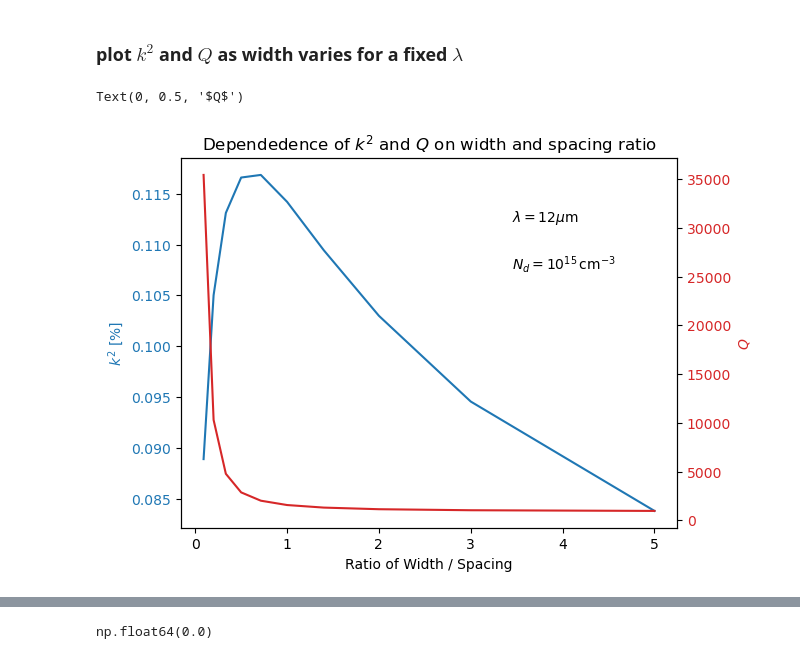
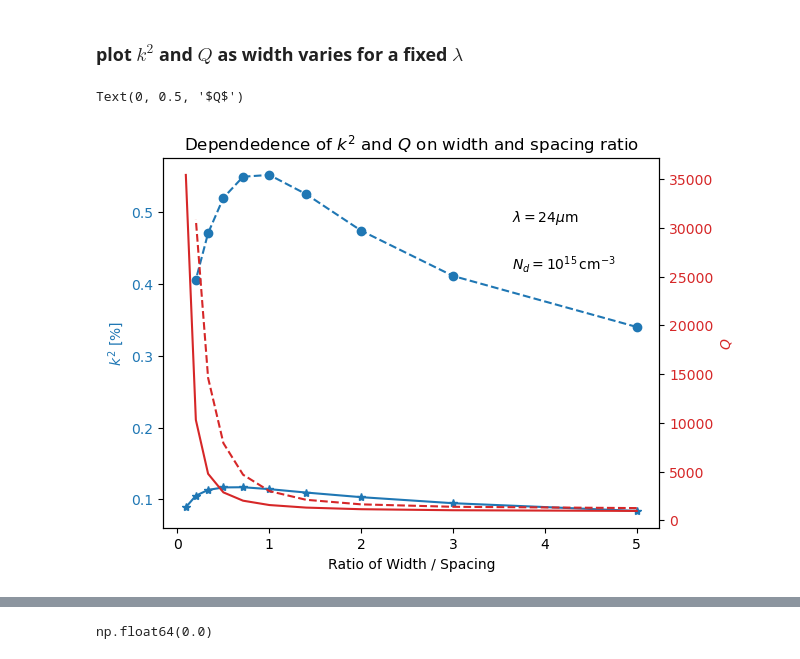
Before and after one commit to ninja-lab/Resonators, a Jupyter notebook: ComsolPlots2_.ipynb, the cells around one changed output, grey strips where cells are left out. Saved outputs shown, nothing was run; the diff lists cells and outputs as text; code cells hidden in the pictures.

```diff
--- a/ComsolPlots2_.ipynb
+++ b/ComsolPlots2_.ipynb
@@ -325,35 +331,36 @@ Text(0, 0.5, '$f\\cdot Q$ Product $[\\cdot 10^{11}]$')
 # %% [markdown]
 ### plot $k^2$ and $Q$ as width varies for a fixed $\lambda$
 # %%
-#hGaN_um   = 4.4
 lambda_sel = 24.0
 Nd_idx    = 1          # 1e15 cm^-3
 df["lambda_um"]     = 2.0*(df["spacing_um"] + df["width_um"])
 # keep only the relevant slice
 dfA0 = df[(df["lambda_um"]==lambda_sel) & (df["doping_idx"]==Nd_idx) & (df["mode_idx"] == 0)] .copy()
 dfS0 = df[(df["lambda_um"]==lambda_sel) & (df["doping_idx"]==Nd_idx) & (df["mode_idx"] == 1)] .copy()
 
 # NaN/Inf guard for each plot
 dfA0 = dfA0[np.isfinite(dfA0['k2_fd'])].copy()
 dfS0 = dfS0[np.isfinite(dfS0['k2_fd'])].copy()
 
 # derive axes
 dfA0['w_s_ratio'] = dfA0["width_um"] / dfA0["spacing_um"]
 dfS0['w_s_ratio'] = dfS0["width_um"] / dfS0["spacing_um"]
 fig, ax = plt.subplots()
 ax2 = ax.twinx()
-ax.plot( dfA0['w_s_ratio'], dfA0['k2_fd'], color="tab:blue")
+ax.plot( dfA0['w_s_ratio'], dfA0['k2_fd'], color="tab:blue", marker='*')
 ax2.plot( dfA0['w_s_ratio'], dfA0['Q'], color = "tab:red")
-ax.annotate(r'$\lambda= 12\mu$m', xy=(0.65, 0.75), xycoords='figure fraction', color='k', fontsize=10)
+ax.plot( dfS0['w_s_ratio'], dfS0['k2_fd'], color="tab:blue", linestyle='--',marker='o')
+ax2.plot( dfS0['w_s_ratio'], dfS0['Q'], color = "tab:red", linestyle='--')
+ax.annotate(r'$\lambda= 24\mu$m', xy=(0.65, 0.75), xycoords='figure fraction', color='k', fontsize=10)
 ax.annotate(r'$N_d = 10^{15} \,\text{cm}^{-3}$', xy=(0.65, 0.65), xycoords='figure fraction', color='k', fontsize=10)
 ax.set_xlabel(r'Ratio of Width / Spacing')
 ax.tick_params(axis="y", labelcolor="tab:blue")
 ax2.tick_params(axis="y", labelcolor="tab:red")
 ax.set_title(r'Dependedence of $k^2$ and $Q$ on width and spacing ratio')
 ax.set_ylabel(r'$k^2$ [%]', color="tab:blue")
 ax2.set_ylabel(r'$Q$', color="tab:red")
 #to do: add product of two curves on a third axis that isn't shown, but label peak value on the plot
 #and / or create a new plot with same x axis, left y is k^2Q, right is fQ
 # %% [output]
 Text(0, 0.5, '$Q$')
-[figure, old version]
+[figure, new version]
```
Also changed, not shown: parts of 5 cells of this notebook, 7 other files.
